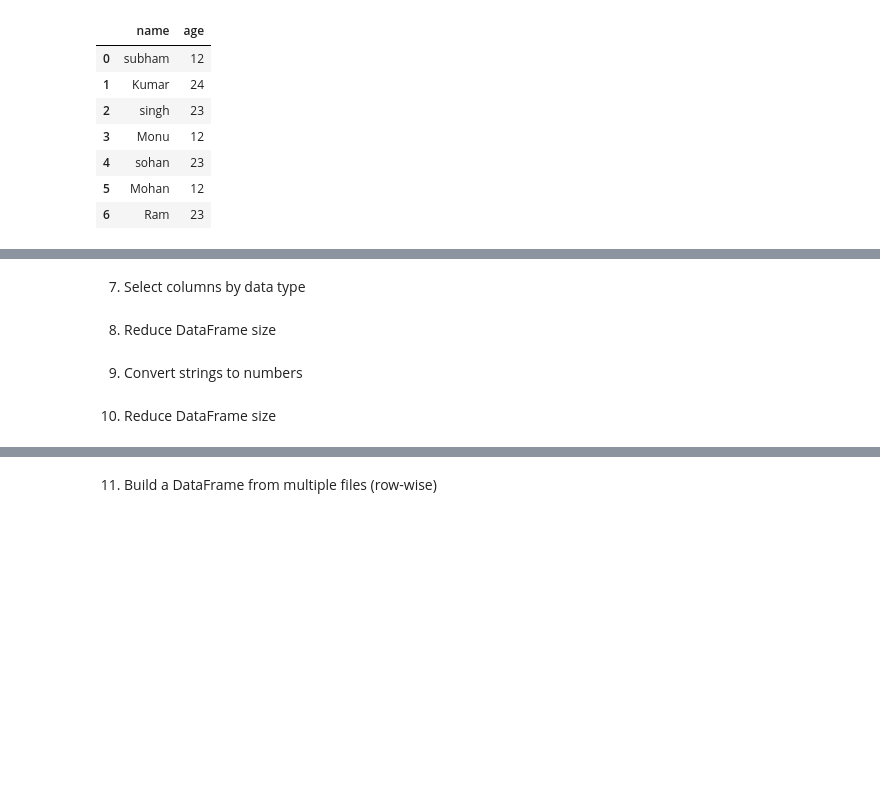
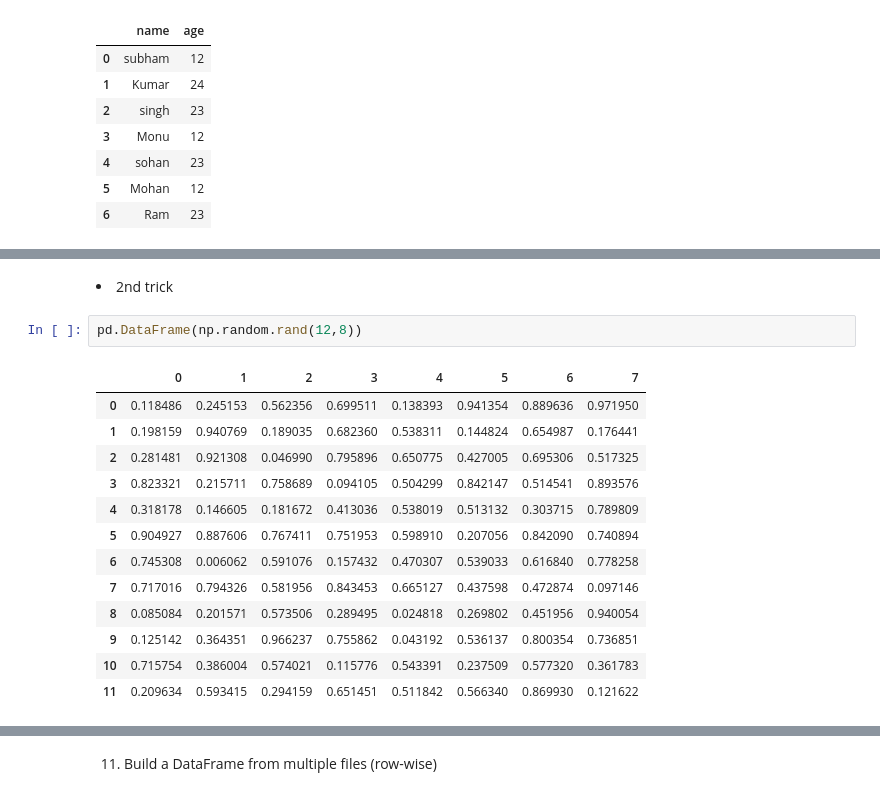
Before and after one commit to 960Subhamsingh/Python-oops-concept, a Jupyter notebook: pandas/Basics_pandas.ipynb, the cells around one changed output, grey strips where cells are left out. Drawn from its saved outputs; the diff is of its cells as text; blank space fills up the shorter version.

```diff
--- a/pandas/Basics_pandas.ipynb
+++ b/pandas/Basics_pandas.ipynb
@@ -60,8 +54,18 @@ pd.DataFrame()
-# %% [markdown]
-7. Select columns by data type
-# %% [markdown]
-8. Reduce DataFrame size
-# %% [markdown]
-9. Convert strings to numbers
-# %% [markdown]
-10. Reduce DataFrame size
+# %% [markdown]
+<li> 2nd trick
+# %%
+pd.DataFrame(np.random.rand(12,8))
+# %% [output]
+|  | 0 | 1 | 2 | 3 | 4 | 5 | 6 | 7 |
+| 0 | 0.118486 | 0.245153 | 0.562356 | 0.699511 | 0.138393 | 0.941354 | 0.889636 | 0.971950 |
+| 1 | 0.198159 | 0.940769 | 0.189035 | 0.682360 | 0.538311 | 0.144824 | 0.654987 | 0.176441 |
+| 2 | 0.281481 | 0.921308 | 0.046990 | 0.795896 | 0.650775 | 0.427005 | 0.695306 | 0.517325 |
+| 3 | 0.823321 | 0.215711 | 0.758689 | 0.094105 | 0.504299 | 0.842147 | 0.514541 | 0.893576 |
+| 4 | 0.318178 | 0.146605 | 0.181672 | 0.413036 | 0.538019 | 0.513132 | 0.303715 | 0.789809 |
+| 5 | 0.904927 | 0.887606 | 0.767411 | 0.751953 | 0.598910 | 0.207056 | 0.842090 | 0.740894 |
+| 6 | 0.745308 | 0.006062 | 0.591076 | 0.157432 | 0.470307 | 0.539033 | 0.616840 | 0.778258 |
+| 7 | 0.717016 | 0.794326 | 0.581956 | 0.843453 | 0.665127 | 0.437598 | 0.472874 | 0.097146 |
+| 8 | 0.085084 | 0.201571 | 0.573506 | 0.289495 | 0.024818 | 0.269802 | 0.451956 | 0.940054 |
+| 9 | 0.125142 | 0.364351 | 0.966237 | 0.755862 | 0.043192 | 0.536137 | 0.800354 | 0.736851 |
+| 10 | 0.715754 | 0.386004 | 0.574021 | 0.115776 | 0.543391 | 0.237509 | 0.577320 | 0.361783 |
+| 11 | 0.209634 | 0.593415 | 0.294159 | 0.651451 | 0.511842 | 0.566340 | 0.869930 | 0.121622 |
```
Also changed, not shown: parts of 42 cells of this notebook.
